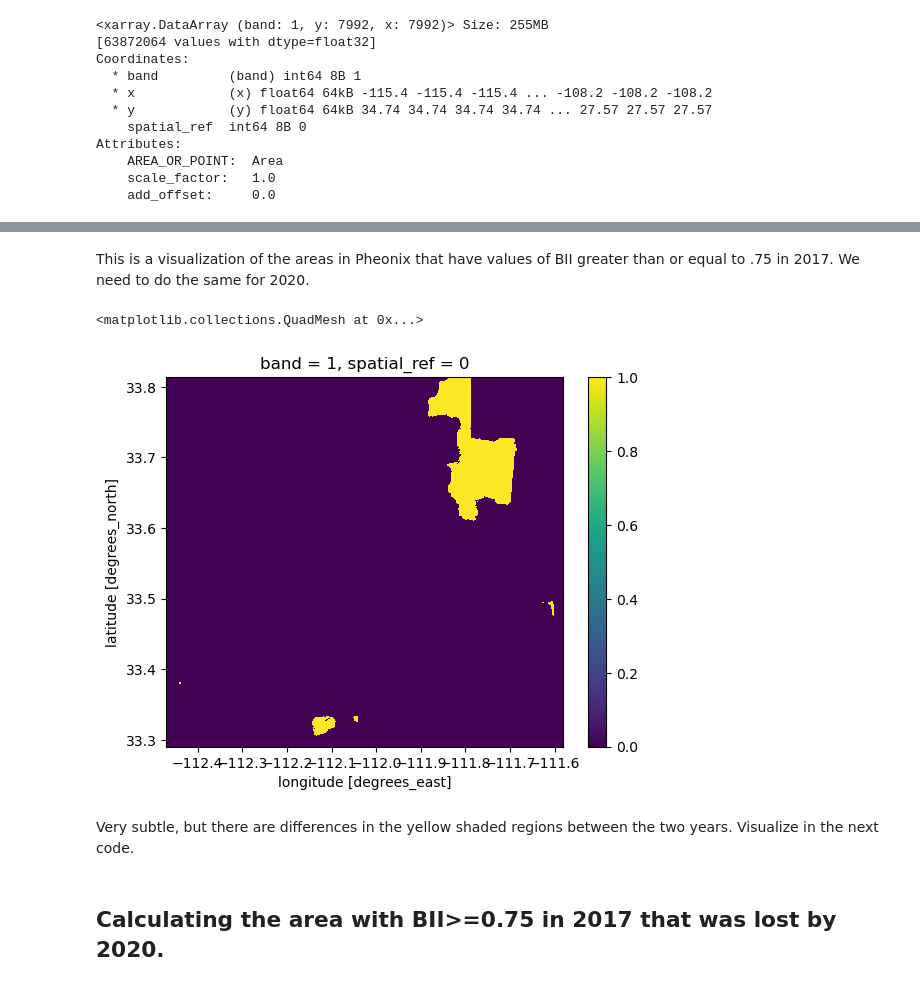
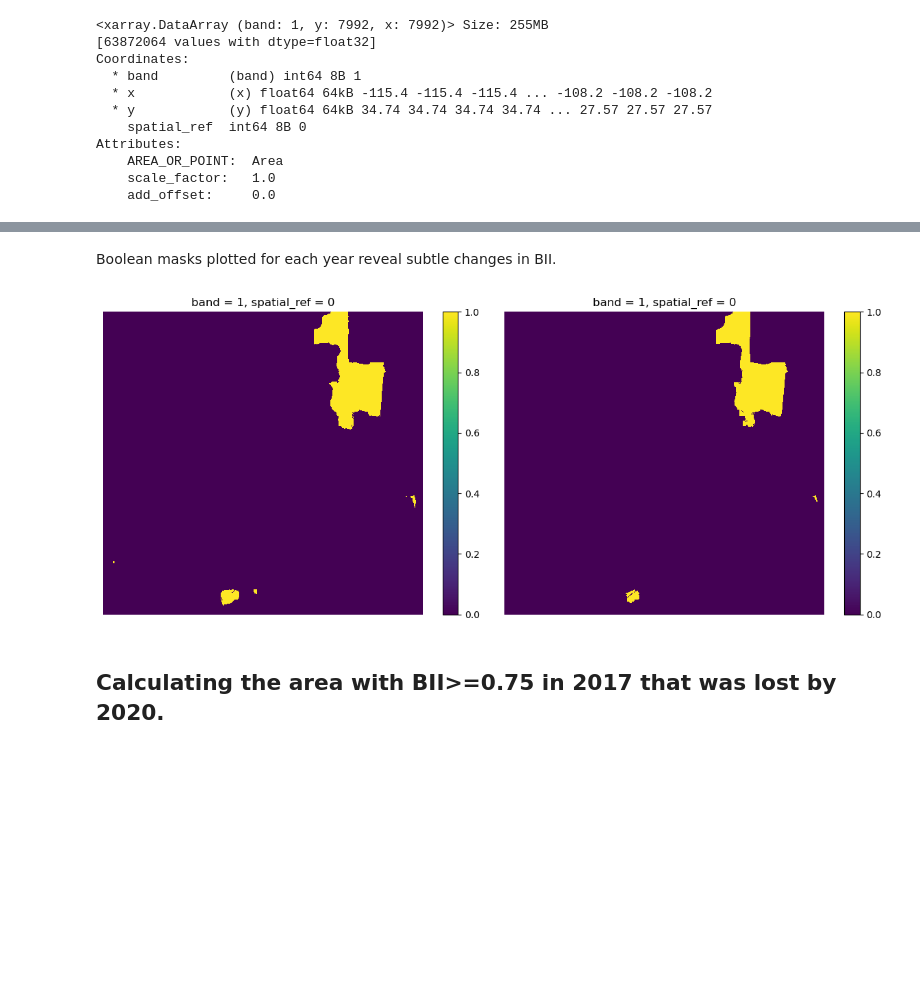
Before and after one commit to sandovaljoaquin/biodiversity-intactness-index-change, a Jupyter notebook: biodiversity_index.ipynb, the cells around one changed output, grey strips where cells are left out. Cells and saved outputs as stored; diff of their text form; code cells hidden in the pictures; blank space fills up the shorter version.

```diff
--- a/biodiversity_index.ipynb
+++ b/biodiversity_index.ipynb
@@ -177,6 +212,20 @@ bii_2020_clip.plot()
 # %%
-# Returns a True if each cell is greater than .75
-bii_2017_high = bii_2017_clip > 0.75
-# Plot to visualize
-bii_2017_high.plot()
+# Create Boolean masks for values of BII greater than or equal to 0.75
+bii_2017_high = bii_2017_clip >= 0.75
+bii_2020_high = bii_2020_clip >= 0.75
+
+# Obtain total valid pixels from the original bii_2017 object as reference and exclude null data
+total_pixels = bii_2017_clip.notnull().sum()
+
+# Obtain pixel counts of BII reater than or equal to 0.75 in 2017, 2020, and the difference
+pixels_2017   = bii_2017_high.sum()
+pixels_2020   = bii_2020_high.sum()
+
+# Divide each # of pixels (>= .75) by total number of pixels and convert to percentages
+pct_2017 = (pixels_2017 / total_pixels) * 100
+pct_2020 = (pixels_2020 / total_pixels) * 100
+
+# Print to two decimals
+print(f"Percent area of Phoenix Subdivision with BII ≥ 0.75 in 2017: {pct_2017.item():.2f}%")
+print(f"Percent area of Phoenix Subdivision with BII ≥ 0.75 in 2020: {pct_2020.item():.2f}%")
 # %% [output]
@@ -185,12 +234,17 @@ bii_2017_high.plot()
-# %% [markdown]
-This is a visualization of the areas in Pheonix that have values of BII greater than or equal to .75 in 2017. We need to do the same for 2020.
-# %%
-bii_2020_high = bii_2020_clip > 0.75
-bii_2020_high.plot()
-# %% [output]
-<matplotlib.collections.QuadMesh at 0x...>
-[figure, removed]
-# %% [markdown]
-Very subtle, but there are differences in the yellow shaded regions between the two years. Visualize in the next code.
+# %% [markdown]
+Boolean masks plotted for each year reveal subtle changes in BII.
+# %%
+fig, (ax1, ax2) = plt.subplots(1, 2, figsize=(12, 5))
+
+bii_2017_high.plot(ax=ax1)
+bii_2020_high.plot(ax=ax2)
+
+ax1.axis("off")
+ax2.axis("off")
+
+plt.tight_layout()
+plt.show()
+# %% [output]
+[figure, added]
 # %% [markdown]
 ## Calculating the area with BII>=0.75 in 2017 that was lost by 2020.
```
Also changed, not shown: parts of 25 cells of this notebook.
